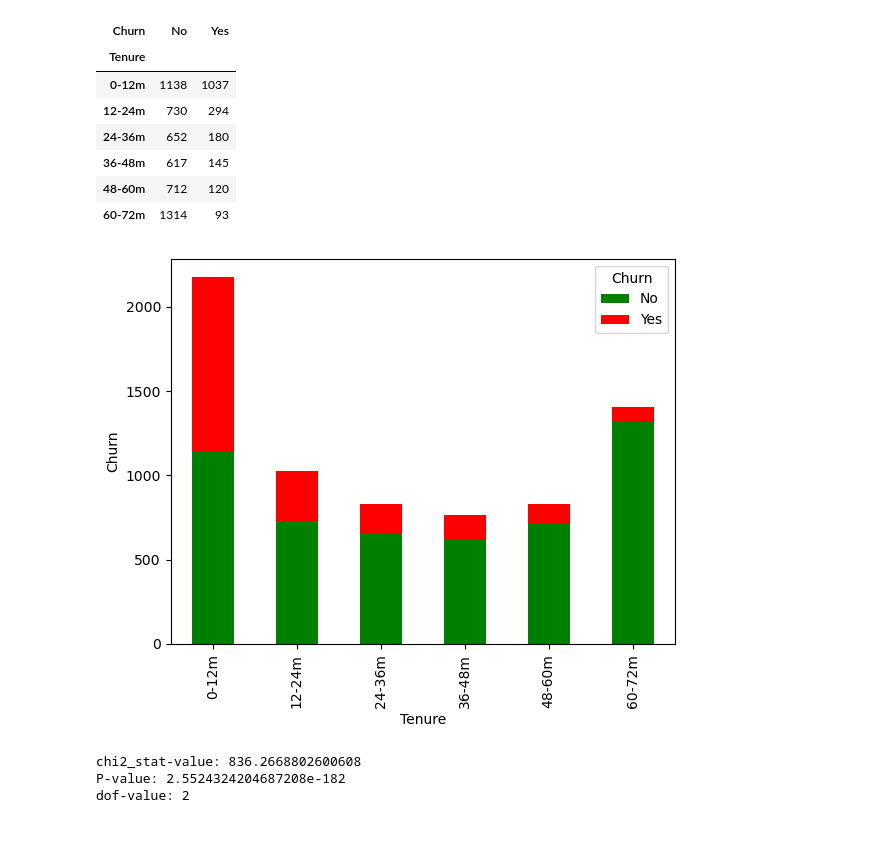
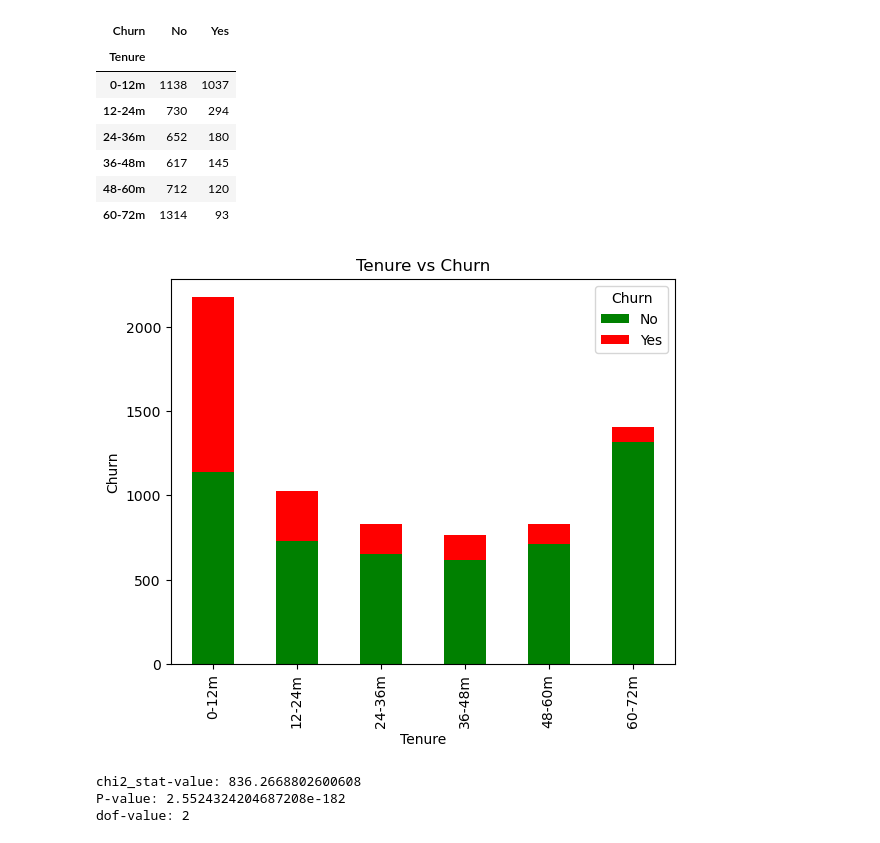
Before and after one commit to Eder-2024/Project_1-Telco, a Jupyter notebook: Main_Code/Main_Code.ipynb, the cells around one changed output. Drawn from its saved outputs; the diff is of its cells as text; code cells hidden in the pictures.

```diff
--- a/Main_Code/Main_Code.ipynb
+++ b/Main_Code/Main_Code.ipynb
@@ -453,19 +453,20 @@ Tenure_bins_summary
 # %%
 #Stack column chart to show
 # Set 'Category' as index for better plotting
 # Create a bar plot using Pandas
 Tenure_bins_summary.plot(kind='bar', stacked=True, figsize=(6.5, 5),color=['g', 'r'],rot=0)
 
 # Customize the plot
+plt.title("Tenure vs Churn")
 plt.xlabel("Tenure")
 plt.ylabel("Churn")
 plt.xticks(rotation=90)
 
 # Display the plot
 plt.savefig("../Plot/Tenure vs Churn.png")
 plt.show()
 # %% [output]
-[figure, old version]
+[figure, new version]
 # %%
 #run correlation
 #Correlation between churn - Yes and monthly charges.
```
Also changed, not shown: parts of 11 cells of this notebook, 5 other files.
